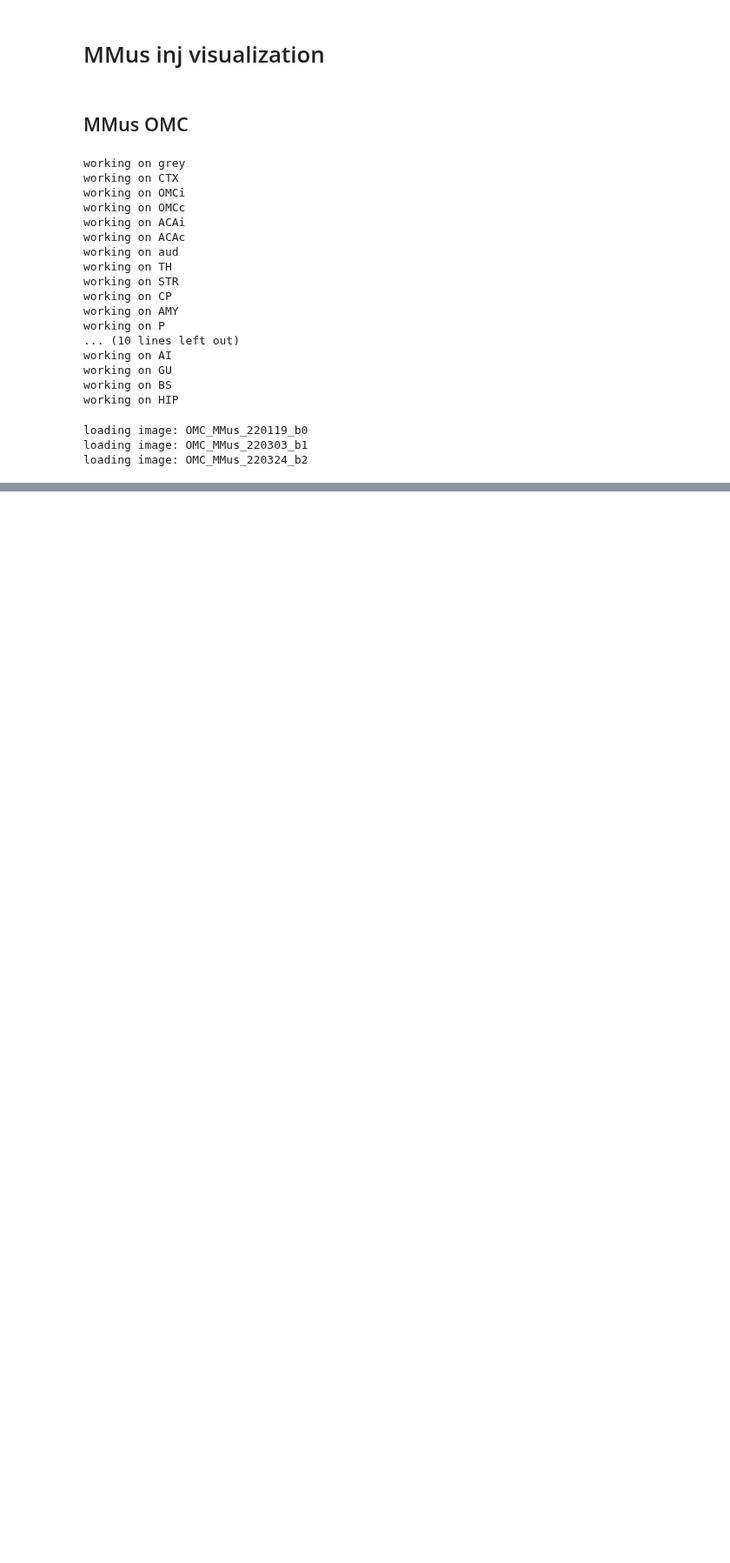
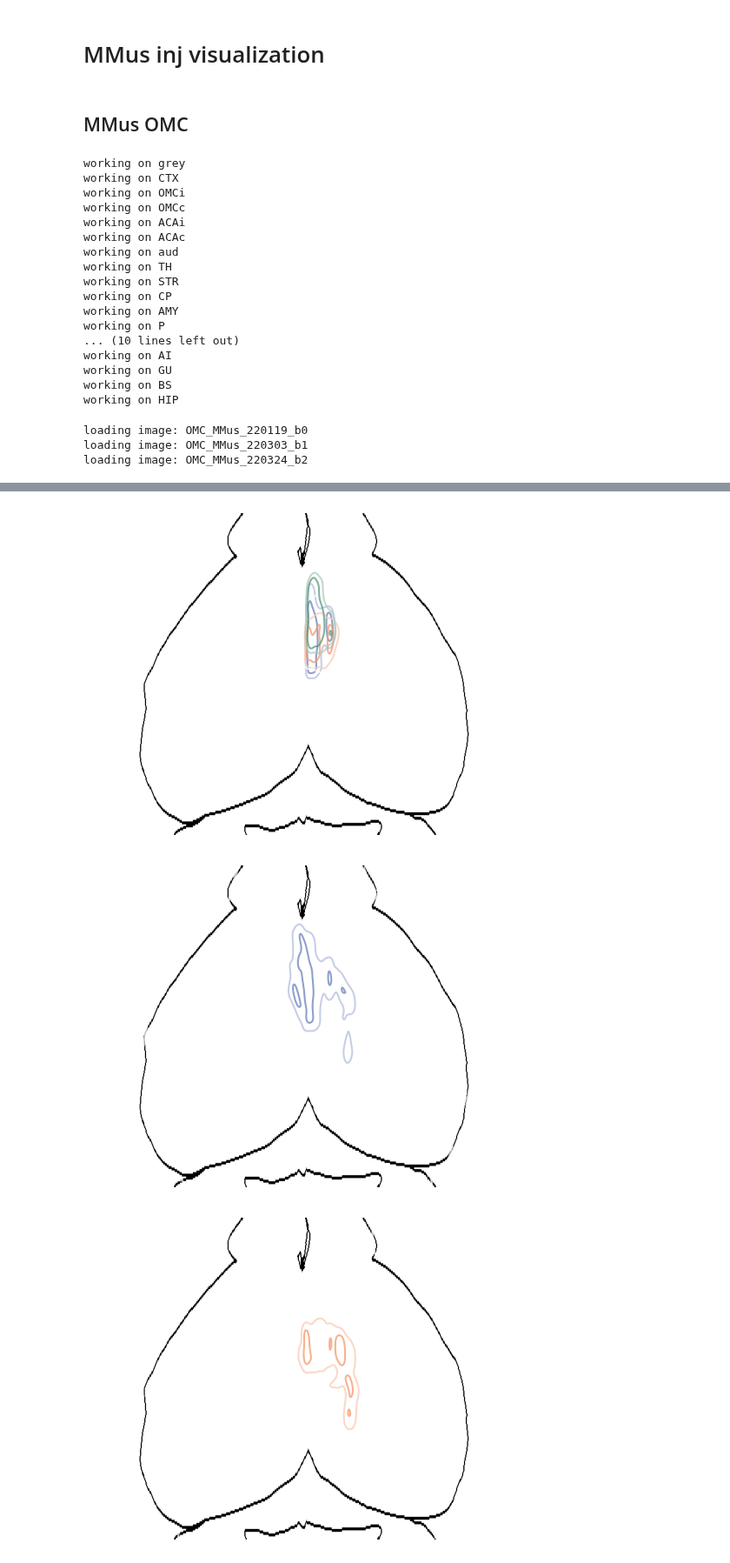
Before and after one commit to eisko/STP_analysis, a Jupyter notebook: Injection_vis.ipynb, the cells around one changed output, grey strips where cells are left out. Shown at 87% size. Cells and saved outputs as stored; diff of their text form; code cells hidden in the pictures; blank space fills up the shorter version.

```diff
--- a/Injection_vis.ipynb
+++ b/Injection_vis.ipynb
@@ -782,0 +722,18 @@ plt.imshow(mask_tr['OMCi'].sum(axis=0), aspect=2.5)
+# %%
+# load STeg/ACC brains
+# aligned to STeg_220429 hand straight asr
+sp = "MMus"
+inj = "ACC"
+align_brain = "MMus_220303"
+
+meta_sp = metadata[metadata['species']==sp]
+meta_sp_inj = meta_sp[meta_sp['inj_site']==inj].reset_index(drop=True)
+
+for i in range(meta_sp_inj.shape[0]):
+    meta_sp_inj.loc[i, 'path'] = in_path+"norm_subtracted/"+align_brain+"_aligned/"+meta_sp_inj.loc[i,'brain']+"_aligned_to_"+align_brain+"_NO_subtracted.tif"
+
+# print(meta_sp_inj.loc[0,'path'])
+images = []
+for i in range(meta_sp_inj.shape[0]):
+    print("loading image:", meta_sp_inj.loc[i,'brain'])
+    images.append(tf.imread(meta_sp_inj.loc[i,'path']))
@@ -782,0 +744,20 @@ plt.imshow(mask_tr['OMCi'].sum(axis=0), aspect=2.5)
+# %%
+im_thr = [threshold_otsu(im) for im in images]
+masks['inj_thr'] = [images[i] > im_thr[i] for i in range(len(images))]
+masks['inj'] = [masks['inj_thr'][i] & masks['ACAi'] for i in range(len(images))] # bitwise operator
+
+plot_contour(images, mask_dict=masks, roi="inj", masks_to_plot=["grey", "BS", "STR", "CP", "CTX"],
+             view="top", ncontours=2)
+plt.savefig(out_path+"mmus_acc_inj_contour.svg", bbox_inches="tight")
+plt.show()
+
+
+colors = [blue_cmp, orange_cmp, green_cmp]
+
+for i in range(len(images)):
+    plot_contour([images[i]], mask_dict=masks, masks_to_plot=["grey", "BS", "STR", "CP", "CTX"],
+                 cmaps=[colors[i]], view="top", ncontours=2)
+# %% [output]
+[figure, added]
+[figure, added]
+[figure, added]
```
Also changed, not shown: parts of 8 cells of this notebook, 2 other files.
